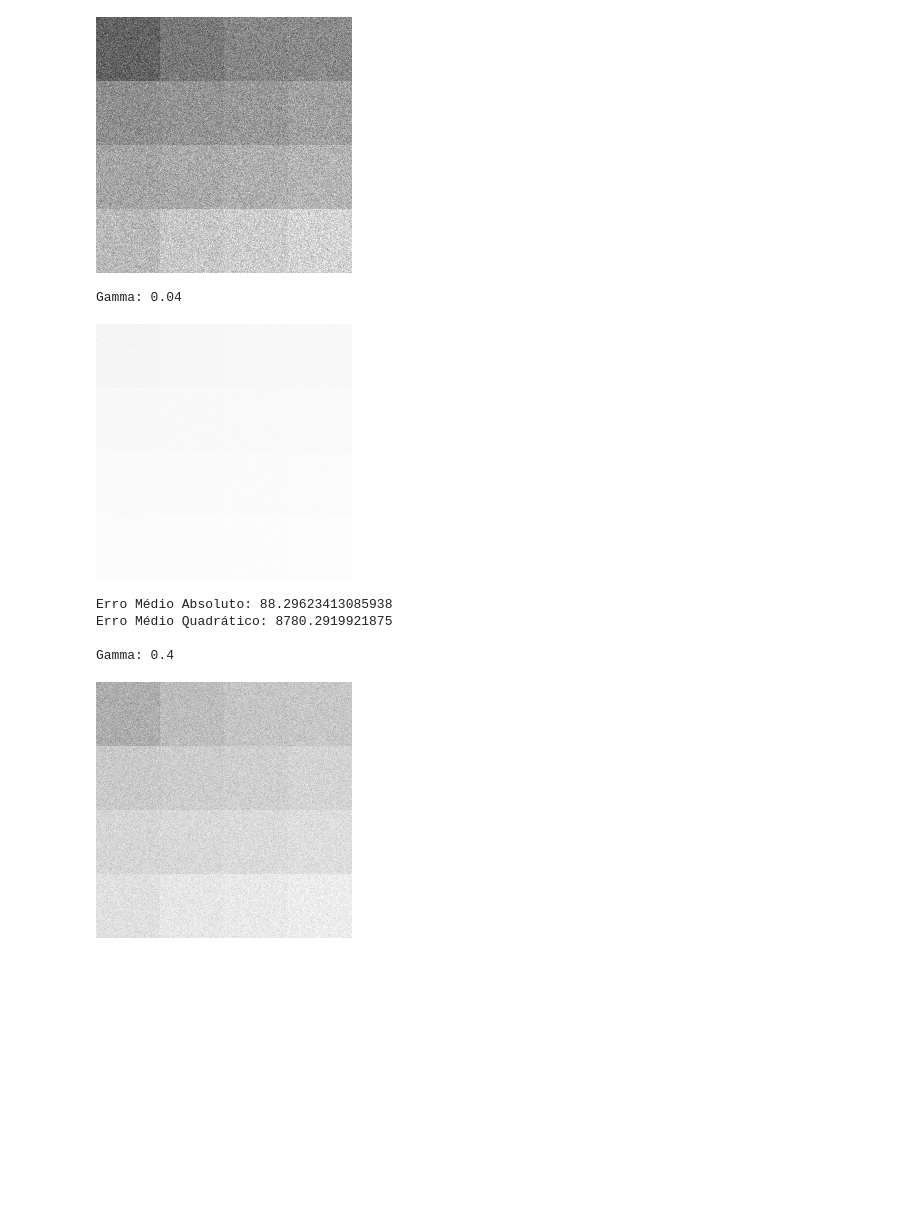
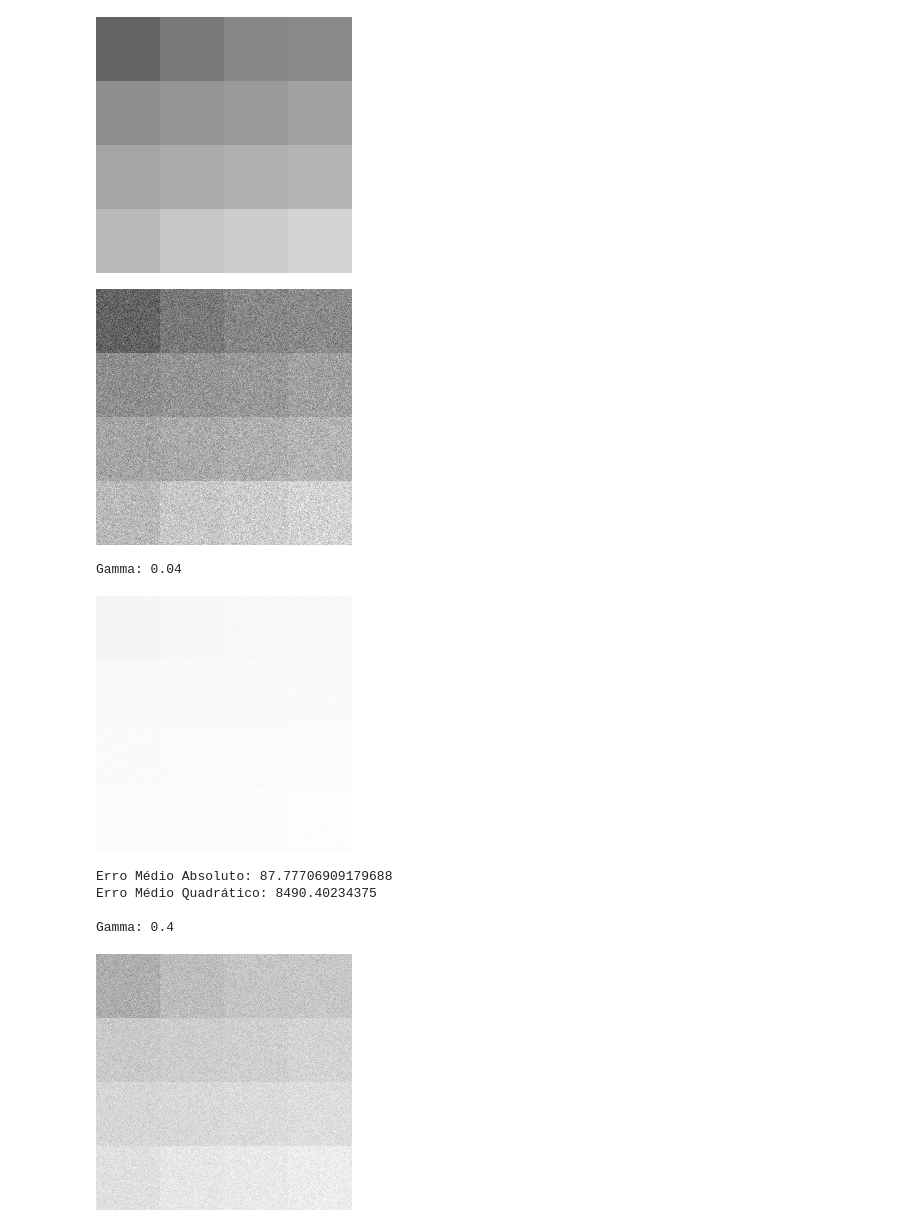
Before and after one commit to af-ramos/processamentoImagensDigitais, a Jupyter notebook: Atividade_3/exercicio9.ipynb, the cells around one changed output. Saved outputs shown, nothing was run; the diff lists cells and outputs as text; code cells hidden in the pictures; blank space fills up the shorter version.

```diff
--- a/Atividade_3/exercicio9.ipynb
+++ b/Atividade_3/exercicio9.ipynb
@@ -30,29 +30,34 @@ def computeMetrics(imageA, imageB):
 	return medianAbsoluteError, meanSquaredError
 # %%
 os.makedirs(f'{FILES_DIR}/noise/', exist_ok = True)
+os.makedirs(f'{FILES_DIR}/normal/', exist_ok = True)
 os.makedirs(f'{FILES_DIR}/gammaCorrection/', exist_ok = True)
 
-imageName = 'imageE_gaussianNoise.bmp'
-gammas = [0.04, 0.4, 2.5, 10]
+originalImageName = 'imageE.bmp'
+noisedImageName = 'imageE_gaussianNoise.bmp'
 
-image = Image.open(f'{FILES_DIR}/noise/{imageName}')
-image.show()
+originalImage = Image.open(f'{FILES_DIR}/normal/{originalImageName}')
+originalImage.show()
 
-for gamma in gammas:
+noisedImage = Image.open(f'{FILES_DIR}/noise/{noisedImageName}')
+noisedImage.show()
+
+for gamma in [0.04, 0.4, 2.5, 10]:
     print(f'Gamma: {gamma}')
-    gammaCorrection(imageName, gamma = gamma)
+    gammaCorrection(noisedImageName, gamma = gamma)
 
-    imageGammaName = imageName.split('.')[0] + f'_{gamma}.' + imageName.split('.')[1]
-    mae, mse = computeMetrics(Image.open(f'{FILES_DIR}/noise/{imageName}'), Image.open(f'{FILES_DIR}/gammaCorrection/{imageGammaName}'))
+    imageGammaName = noisedImageName.split('.')[0] + f'_{gamma}.' + noisedImageName.split('.')[1]
+    mae, mse = computeMetrics(Image.open(f'{FILES_DIR}/normal/{originalImageName}'), Image.open(f'{FILES_DIR}/gammaCorrection/{imageGammaName}'))
 
     print(f'Erro Médio Absoluto: {mae}')
     print(f'Erro Médio Quadrático: {mse}', '\n')
 # %% [output]
-[figure, old version]
+[figure, new version]
+[figure, new version]
 Gamma: 0.04
-[figure, old version]
+[figure, new version]
-Erro Médio Absoluto: 88.29623413085938
-Erro Médio Quadrático: 8780.2919921875
+Erro Médio Absoluto: 87.77706909179688
+Erro Médio Quadrático: 8490.40234375
 
 Gamma: 0.4
-[figure, old version]
+[figure, new version]
```
Also changed, not shown: parts of 1 cell of this notebook.
